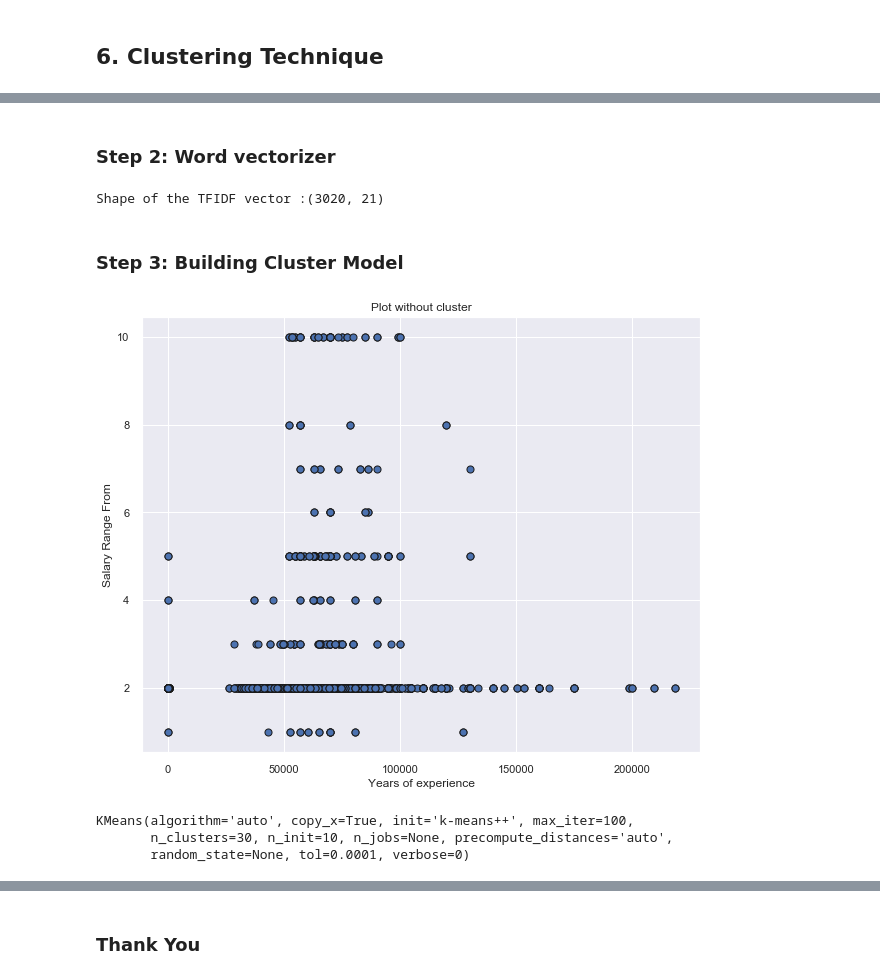
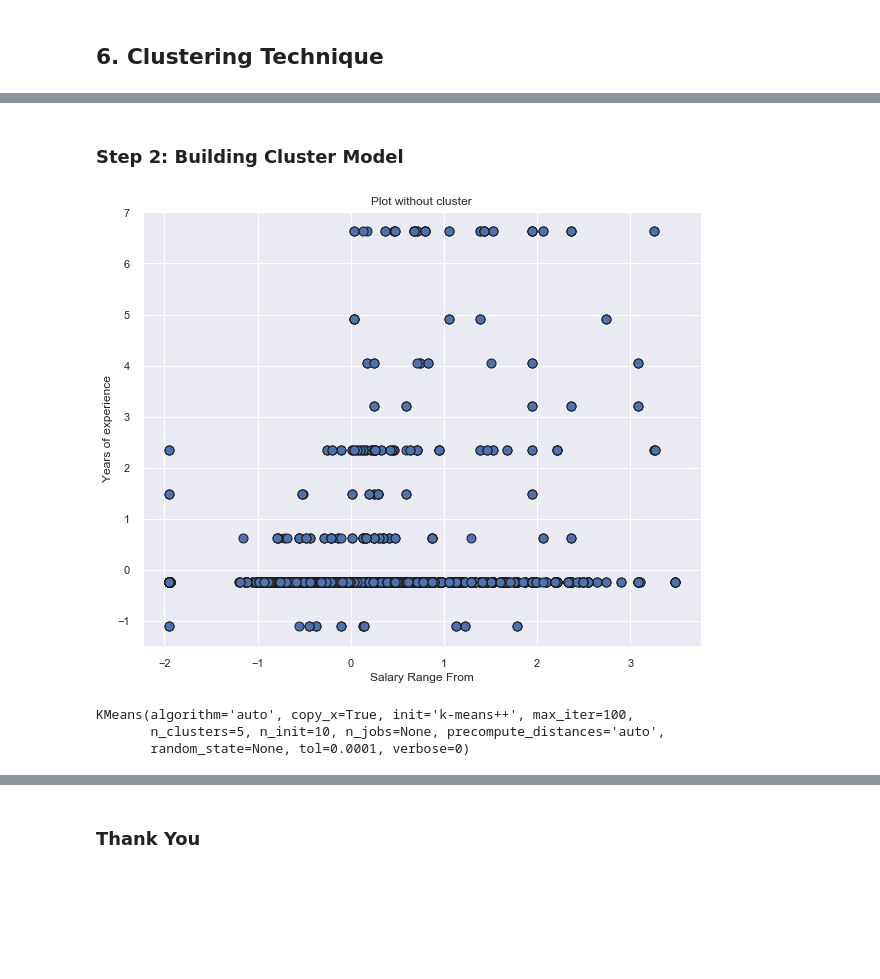
Before and after one commit to Data-Citadel/IDS_GROUP006, a Jupyter notebook: Clustering-New York Job Posting Data-V1.1.ipynb, the cells around one changed output, grey strips where cells are left out. Saved outputs shown, nothing was run; the diff lists cells and outputs as text; code cells hidden in the pictures; blank space fills up the shorter version.

```diff
--- a/Clustering-New York Job Posting Data-V1.1.ipynb
+++ b/Clustering-New York Job Posting Data-V1.1.ipynb
@@ -776,11 +751,7 @@ Shape of the Bag of words :(3020, 21)
+# %%
+from sklearn.feature_extraction.text import CountVectorizer, TfidfTransformer
+from sklearn.preprocessing import MinMaxScaler, StandardScaler
+# Normalizing the data using Sclaing method
+normalized_data = StandardScaler().fit_transform(posting_data[['salary_range_to', 'years_of_experience']])
 # %% [markdown]
-### Step 2: Word vectorizer
+### Step 2: Building Cluster Model
-# %%
-tfidf_transfomer = TfidfTransformer()
-tfidf_matrix = tfidf_transfomer.fit_transform(bow_matrix)
-
-print("Shape of the TFIDF vector :{0}".format(tfidf_matrix.shape))
-# %% [output]
-Shape of the TFIDF vector :(3020, 21)
-# %% [markdown]
-### Step 3: Building Cluster Model
@@ -791,28 +758,28 @@ scaled = scaler.transform(posting_data[['salary_range_from', 'years_of_experienc
 # %%
 from sklearn.cluster import KMeans
 from sklearn.preprocessing import MinMaxScaler
 
 # Plot the values before clustering the data
-y = posting_data['years_of_experience'].values
-x = posting_data['salary_range_from'].values
+x = normalized_data[:, 0] #salary_range_from
+y = normalized_data[:, 1] #years_of_experience
 
 fig, axes = plt.subplots(figsize=(10,8))
 axes.set_title("Plot without cluster")
-axes.set_xlabel("Years of experience")
-axes.set_ylabel("Salary Range From")
-plt.scatter(x, y, s=50, edgecolor='k')
+axes.set_xlabel("Salary Range From")
+axes.set_ylabel("Years of experience")
+plt.scatter(x, y, s=81, cmap='viridis', edgecolor='k')
 
 plt.show()
 # %% [output]
-[figure, old version]
+[figure, new version]
 # %%
 # Apply clustering algorithm
-km_model = KMeans(n_clusters=30, init="k-means++", n_init=10, max_iter=100)
+km_model = KMeans(n_clusters=5, init="k-means++", n_init=10, max_iter=100)
 
-km_model.fit(tfidf_matrix)
+km_model.fit(normalized_data)
 # %% [output]
 KMeans(algorithm='auto', copy_x=True, init='k-means++', max_iter=100,
-       n_clusters=30, n_init=10, n_jobs=None, precompute_distances='auto',
+       n_clusters=5, n_init=10, n_jobs=None, precompute_distances='auto',
        random_state=None, tol=0.0001, verbose=0)
 # %%
 labels = km_model.labels_
```
Also changed, not shown: parts of 8 cells of this notebook, 2 other files.
